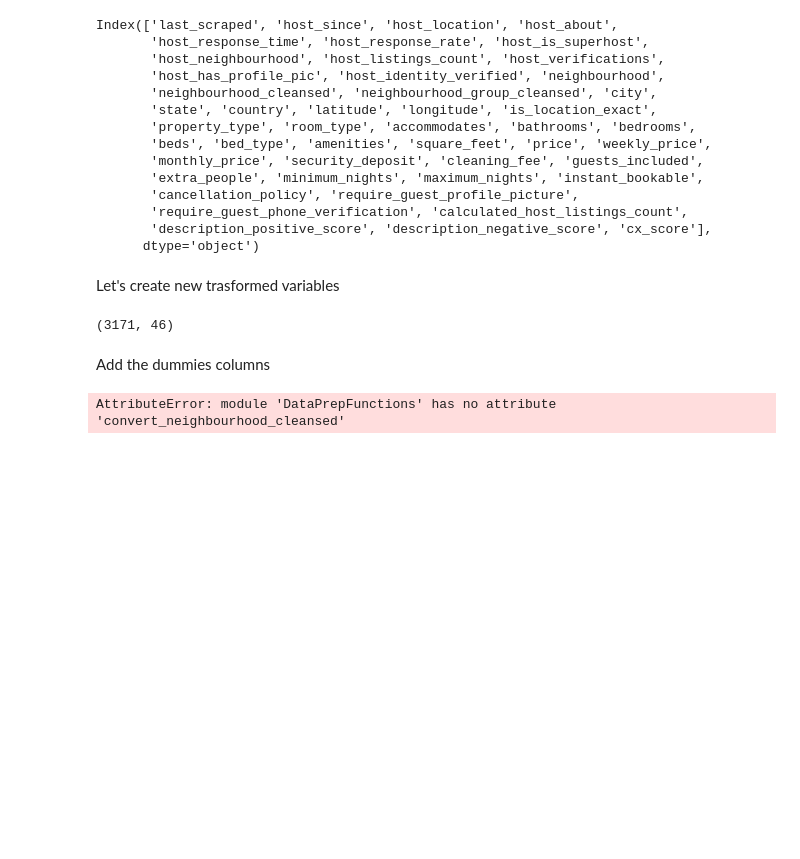
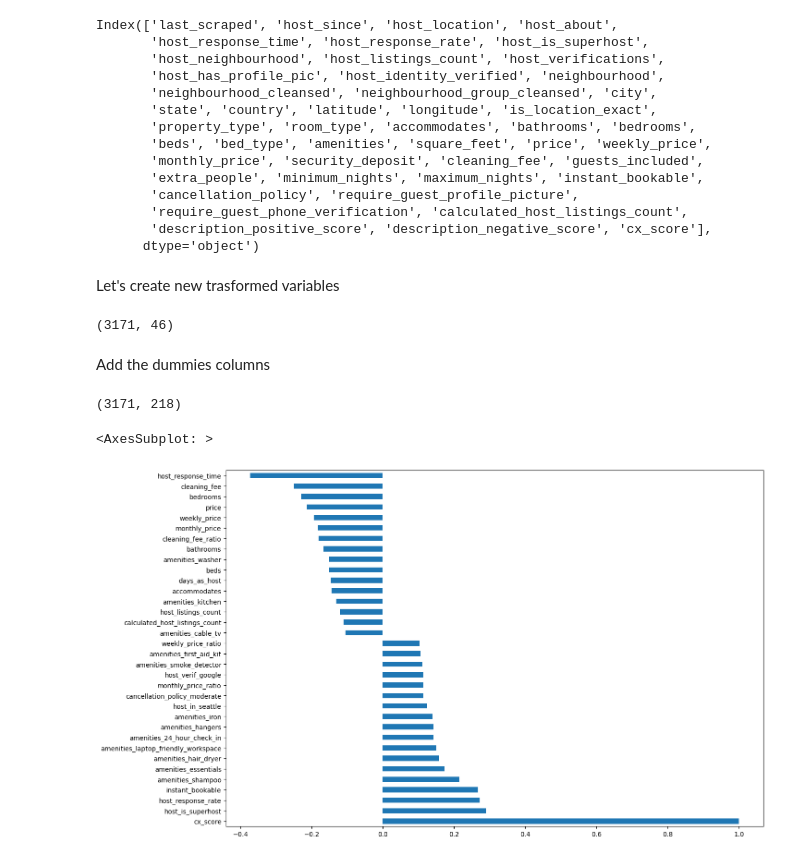
Before and after one commit to aeusepi/Project, a Jupyter notebook: Airbnb.ipynb, the cells around one changed output. Cells and saved outputs as stored; diff of their text form; code cells hidden in the pictures; blank space fills up the shorter version.

```diff
--- a/Airbnb.ipynb
+++ b/Airbnb.ipynb
@@ -488,9 +488,57 @@ print(df_work.shape)
 Add the dummies columns
 # %%
 df_work, cols_neighbourhood_cleansed = dtprep.convert_neighbourhood_cleansed(df_work)
-#df_work, cols_neighbourhood_group_cleansed = dtprep.convert_neighbourhood_group_cleansed(df_work)
-#df_work, cols_property_type = dtprep.convert_property_type(df_work)
-#df_work, cols_cancellation_policy = dtprep.convert_cancellation_policy(df_work)
-#df_work, cols_room_type = dtprep.converdtprept_room_type(df_work)
+df_work, cols_neighbourhood_group_cleansed = dtprep.convert_neighbourhood_group_cleansed(df_work)
+df_work, cols_property_type = dtprep.convert_property_type(df_work)
+df_work, cols_cancellation_policy = dtprep.convert_cancellation_policy(df_work)
+df_work, cols_room_type = dtprep.convert_room_type(df_work)
+
+#keeping track ofthe colsdummy
+cols_dummies = []
+cols_dummies.extend(cols_neighbourhood_cleansed)
+cols_dummies.extend(cols_neighbourhood_group_cleansed)
+cols_dummies.extend(cols_property_type)
+cols_dummies.extend(cols_cancellation_policy)
+cols_dummies.extend(cols_room_type)
-# %% [output]
-AttributeError: module 'DataPrepFunctions' has no attribute 'convert_neighbourhood_cleansed'
+# %%
+# map columns to new variables
+df_work = dtprep.convert_host_since(df_work)
+df_work = dtprep.convert_host_location(df_work)
+df_work = dtprep.convert_host_about(df_work)
+df_work = dtprep.convert_host_response_time(df_work)
+df_work = dtprep.convert_host_response_rate(df_work)
+#df_work = convert_host_neighbourhood(df_work)
+df_work = dtprep.convert_host_verifications(df_work)
+df_work = dtprep.convert_host_has_profile_pic(df_work)
+df_work = dtprep.convert_host_identity_verified(df_work)
+df_work = dtprep.convert_bed_type(df_work)
+df_work = dtprep.convert_amenities(df_work)
+df_work = dtprep.convert_price(df_work)
+df_work = dtprep.convert_weekly_price(df_work)
+df_work = dtprep.convert_monthly_price(df_work)
+df_work = dtprep.convert_security_deposit(df_work)
+df_work = dtprep.convert_cleaning_fee(df_work)
+df_work = dtprep.convert_extra_people(df_work)
+df_work = dtprep.convert_instant_bookable(df_work)
+df_work = dtprep.convert_require_guest_profile_picture(df_work)
+df_work = dtprep.convert_require_guest_phone_verification(df_work)
+df_work = dtprep.convert_host_is_superhost(df_work)
+df_work = dtprep.convert_is_location_exact(df_work)
+# %%
+df_work.shape
+# %% [output]
+(3171, 218)
+# %%
+# Get a correlation matrix
+corr = df_work.corr()
+
+# Look at variables correlating with our response variable
+corr_y = corr['cx_score']
+
+# Plot a horizontal bar chart of the features with > 0.4 correlation (either positive or negative)
+fontsize = 10
+plt.figure(figsize=(15,10))
+corr_y[np.abs(corr_y) > 0.1].sort_values(ascending=False).plot.barh()
+# %% [output]
+<AxesSubplot: >
+[figure, added]
```
Also changed, not shown: parts of 10 cells of this notebook.
